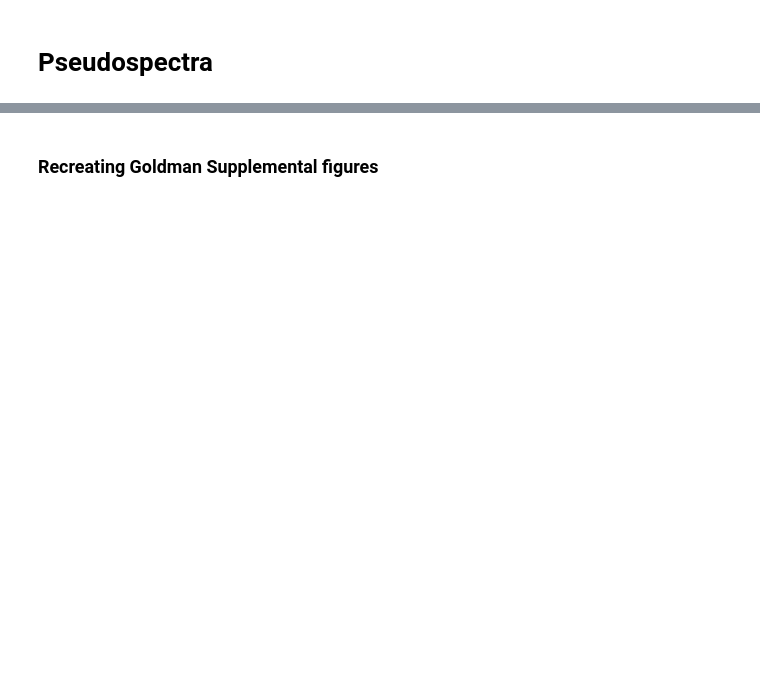
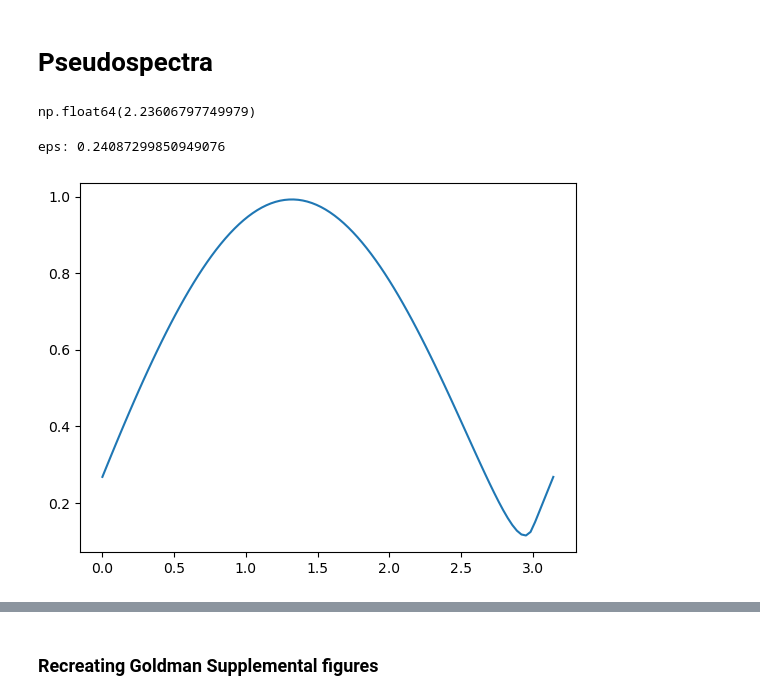
Before and after one commit to jgreen83/Spring2026-Connectome-Pseudospectra, a Jupyter notebook: Sampling_plus_pseudospectra.ipynb, the cells around one changed output, grey strips where cells are left out. Drawn from its saved outputs; the diff is of its cells as text; code cells hidden in the pictures; blank space fills up the shorter version.

Commit message:
wrote integral comparison function in python, built up some functionality for general number of dimensions (> 2)

```diff
--- a/Sampling_plus_pseudospectra.ipynb
+++ b/Sampling_plus_pseudospectra.ipynb
@@ -383,3 +386,10 @@ def ts_lower_bd(g_nx):
     M = upper_bd_norm(W)
     eps = eps_unity(W)
     return 1/(eps * M)
+# %%
+evals = np.linalg.eigvals(np.array([[1,2j],[3j,-1]]))
+sorted_indices = np.argsort(evals)
+sorted_evals = evals[sorted_indices]
+sorted_evals[-1].imag
+# %% [output]
+np.float64(2.23606797749979)
@@ -385,0 +417,33 @@ def ts_lower_bd(g_nx):
+# %%
+def integral_comparison2D(A,c=0):
+    tMax = 50
+    ts = np.linspace(0,50,1000)
+    eAs = [np.linalg.norm(expm(A*ts[i]),ord=2) for i in range(len(ts))]
+    # eps = eps_zero(A)
+    eps = complex_stability_radius(A)
+    print('eps: ' + str(eps))
+    M = max(eAs)
+    t_star = (1-c)/(eps*M)
+
+    ts = np.linspace(0,t_star,round(t_star/.01))
+    eA_int = simpson([np.linalg.norm(expm(ts[i]*A),ord=2) for i in range(len(ts))],x=ts)
+
+    thetas = np.linspace(0, np.pi, 100)
+
+    eAv_ints = np.zeros_like(thetas)
+    for i in range(len(thetas)):
+        theta = thetas[i]
+        v = np.array([[np.cos(theta)],[np.sin(theta)]])
+        eAvs = [np.linalg.norm(expm(ts[j]*A).dot(v),ord=2) for j in range(len(ts))]
+        eAv_ints[i] = simpson(eAvs,x=ts)/eA_int
+
+    plt.plot(thetas,eAv_ints)
+
+    return thetas,eAv_ints
+# %%
+A = np.array([[-1, 8],[ 0, -2]])
+
+thetas,eAv_ints = integral_comparison2D(A)
+# %% [output]
+eps: 0.24087299850949076
+[figure, added]
```
Also changed, not shown: parts of 10 cells of this notebook.
